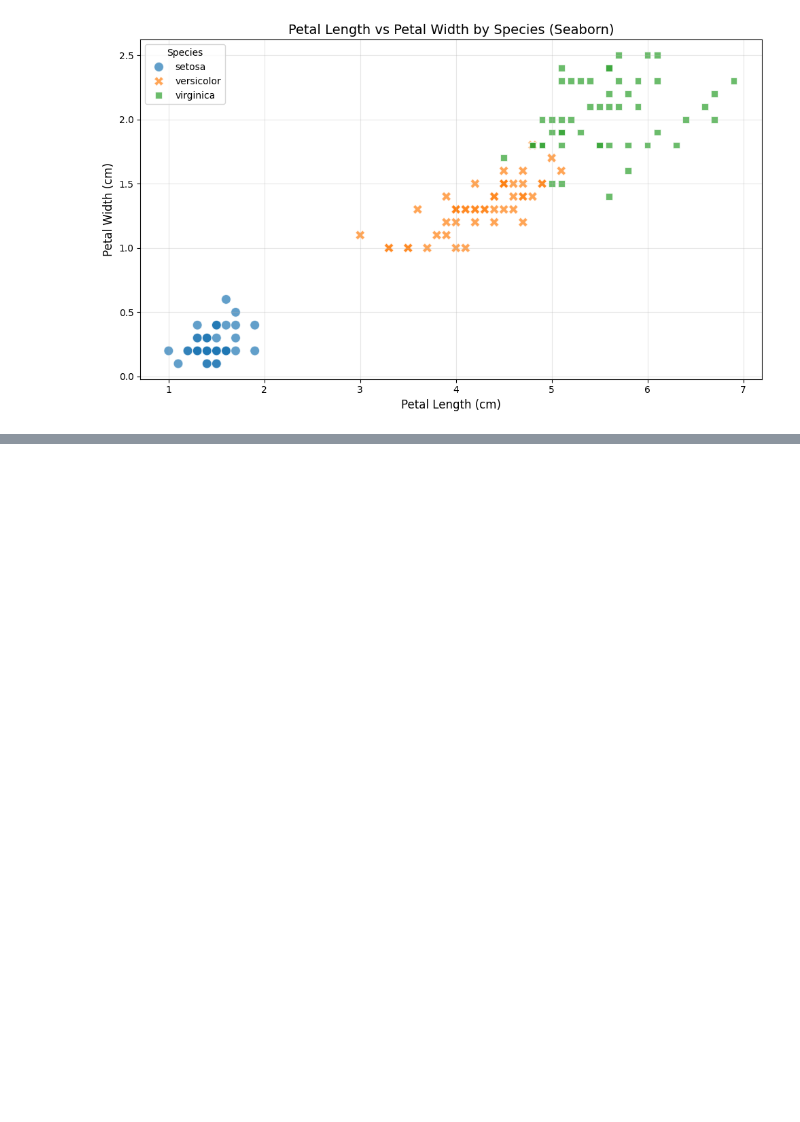
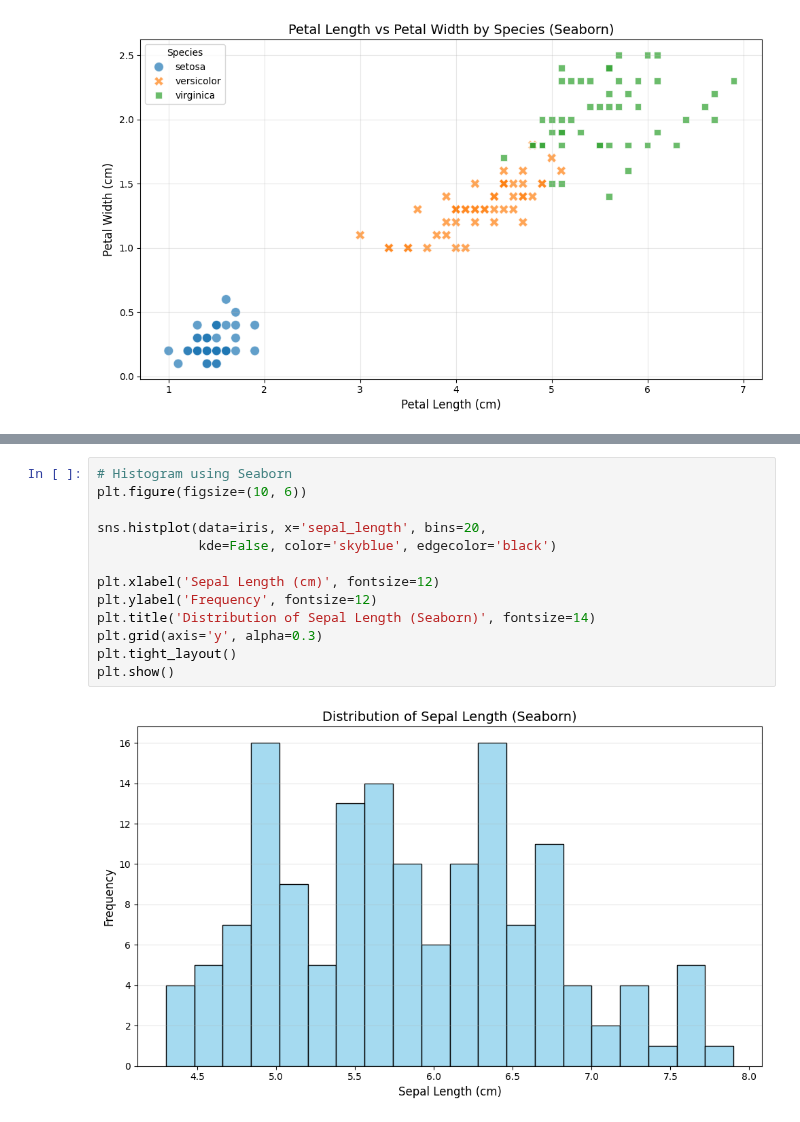
Before and after one commit to haribojjireddy/my-first-repo, a Jupyter notebook: Batch2_EDA_Part1.ipynb, the cells around one changed output, grey strips where cells are left out. Drawn from its saved outputs; the diff is of its cells as text; blank space fills up the shorter version.

```diff
--- a/Batch2_EDA_Part1.ipynb
+++ b/Batch2_EDA_Part1.ipynb
@@ -180,0 +265,15 @@ fig.show()
+# %%
+# Histogram using Seaborn
+plt.figure(figsize=(10, 6))
+
+sns.histplot(data=iris, x='sepal_length', bins=20,
+             kde=False, color='skyblue', edgecolor='black')
+
+plt.xlabel('Sepal Length (cm)', fontsize=12)
+plt.ylabel('Frequency', fontsize=12)
+plt.title('Distribution of Sepal Length (Seaborn)', fontsize=14)
+plt.grid(axis='y', alpha=0.3)
+plt.tight_layout()
+plt.show()
+# %% [output]
+[figure, added]
```
Also changed, not shown: parts of 33 cells of this notebook.
